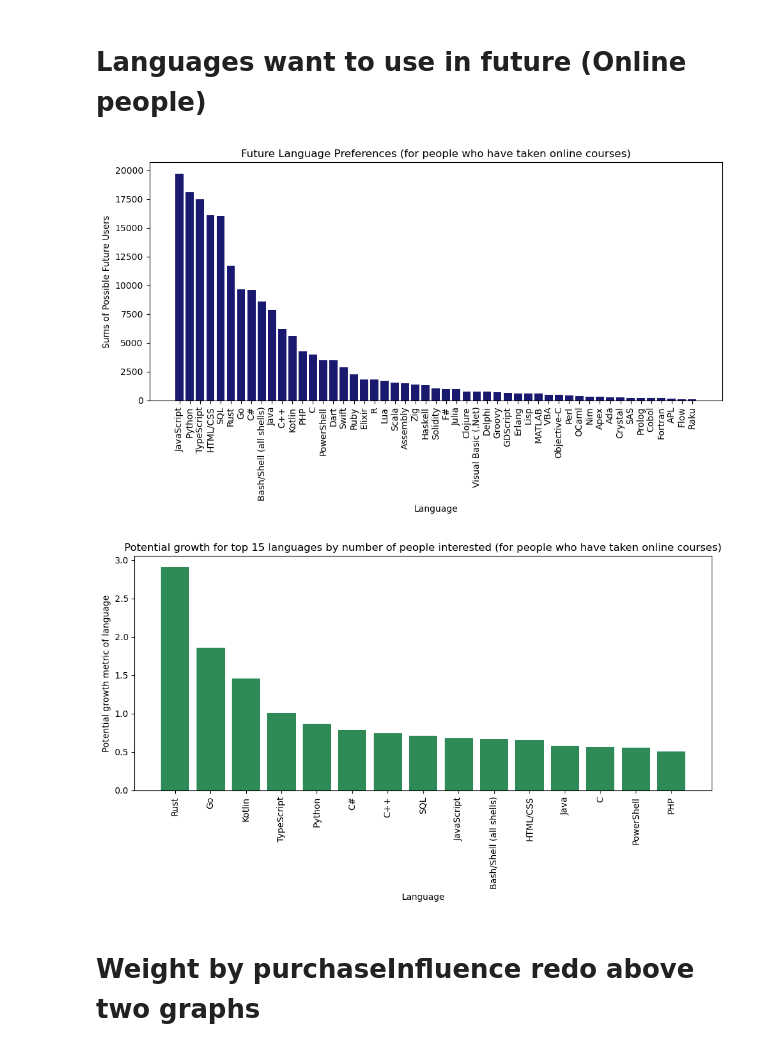
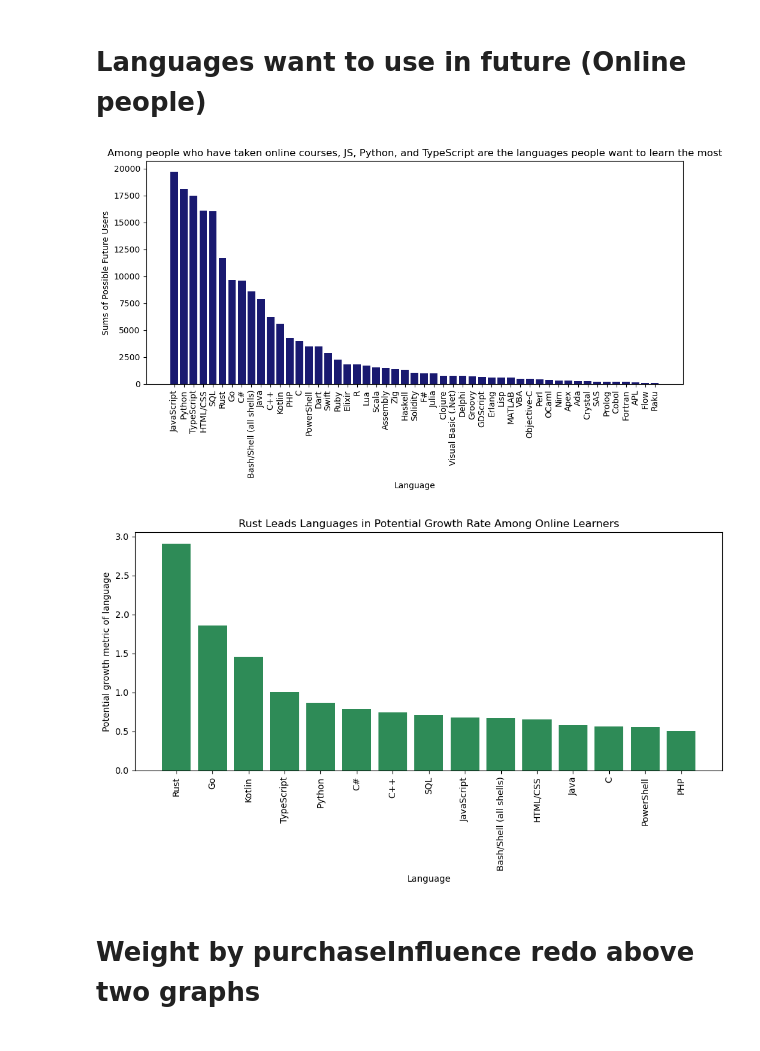
Before and after one commit to SarthakHa/stackoverflow-data-2023, a Jupyter notebook: analysis.ipynb, the cells around one changed output. Cells and saved outputs as stored; diff of their text form; code cells hidden in the pictures.

Commit message:
changed plot titles

```diff
--- a/analysis.ipynb
+++ b/analysis.ipynb
@@ -541,16 +541,16 @@ def sum_users_want_to_learn(df, params, params_2):
 # %%
 sum_users_want_to_learn(online_learners,
     params={"xlabel": "Language",
         "ylabel": "Sums of Possible Future Users",
-        "title": "Future Language Preferences (for people who have taken online courses)",
+        "title": "Among people who have taken online courses, JS, Python, and TypeScript are the languages people want to learn the most",
         },
     params_2={"xlabel": "Language",
         "ylabel": "Potential growth metric of language",
-        "title": "Potential growth for top 15 languages by number of people interested (for people who have taken online courses)",
+        "title": "Rust Leads Languages in Potential Growth Rate Among Online Learners",
         },)
 # %% [output]
-[figure, old version]
+[figure, new version]
-[figure, old version]
+[figure, new version]
 # %% [markdown]
 # Weight by purchaseInfluence redo above two graphs
 # %%
```
Also changed, not shown: parts of 4 cells of this notebook.
